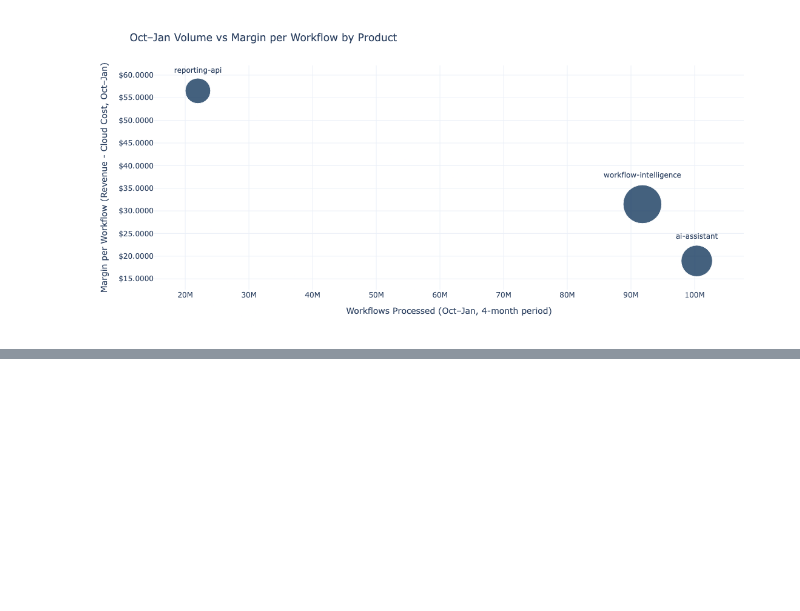
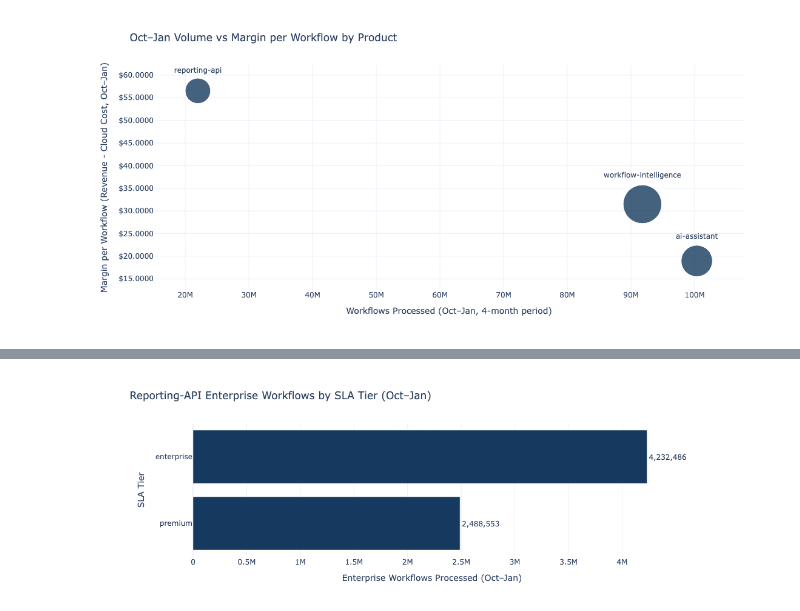
Before and after one commit to emel333/finops-dojo-lab, a Jupyter notebook: 01-aws-ai-saas-case/analysis/analysis2.ipynb, the cells around one changed output, grey strips where cells are left out. Saved outputs shown, nothing was run; the diff lists cells and outputs as text; code cells hidden in the pictures; blank space fills up the shorter version.

Commit message:
unit economics analysis

```diff
--- a/01-aws-ai-saas-case/analysis/analysis2.ipynb
+++ b/01-aws-ai-saas-case/analysis/analysis2.ipynb
@@ -521,0 +843,70 @@ summary
+# %%
+# Filter to reporting-api, enterprise only
+rep_ent_sla = (
+    df[
+        (df["product_name"] == "reporting-api") &
+        (df["enterprise_customer_flag"] == True)
+    ]
+    .groupby("sla_tier", dropna=False)
+    .agg({
+        "workflows_processed": "sum",
+        "forecast_baseline_cost": "sum",
+        "monthly_revenue_proxy": "sum",
+    })
+    .reset_index()
+)
+
+rep_ent_sla = rep_ent_sla[rep_ent_sla["workflows_processed"] > 0].copy()
+
+# Unit economics by SLA tier
+rep_ent_sla["cost_per_workflow"] = (
+    rep_ent_sla["forecast_baseline_cost"] / rep_ent_sla["workflows_processed"]
+)
+rep_ent_sla["revenue_per_workflow"] = (
+    rep_ent_sla["monthly_revenue_proxy"] / rep_ent_sla["workflows_processed"]
+)
+rep_ent_sla["margin_per_workflow"] = (
+    rep_ent_sla["revenue_per_workflow"] - rep_ent_sla["cost_per_workflow"]
+)
+
+# Sort by workflows to see dominant SLA tier at a glance
+rep_ent_sla = rep_ent_sla.sort_values("workflows_processed", ascending=True)
+
+fig_sla = px.bar(
+    rep_ent_sla,
+    x="workflows_processed",
+    y="sla_tier",
+    orientation="h",
+    text="workflows_processed",
+    title="Reporting-API Enterprise Workflows by SLA Tier (Oct–Jan)",
+)
+
+fig_sla.update_traces(
+    texttemplate="%{text:,.0f}",
+    textposition="outside",
+    cliponaxis=False,
+    marker_color="#163A5F",
+    hovertemplate=(
+        "<b>SLA tier: %{y}</b><br>"
+        "Workflows: %{x:,.0f}<br>"
+        "Cost per workflow: $%{customdata[0]:,.4f}<br>"
+        "Revenue per workflow: $%{customdata[1]:,.4f}<br>"
+        "Margin per workflow: $%{customdata[2]:,.4f}"
+        "<extra></extra>"
+    ),
+    customdata=rep_ent_sla[
+        ["cost_per_workflow", "revenue_per_workflow", "margin_per_workflow"]
+    ].to_numpy(),
+)
+
+fig_sla.update_layout(
+    template="plotly_white",
+    xaxis_title="Enterprise Workflows Processed (Oct–Jan)",
+    yaxis_title="SLA Tier",
+    showlegend=False,
+    margin=dict(l=160, r=160, t=80, b=60),
+)
+
+fig_sla.show()
+# %% [output]
+[figure, added]
```
Also changed, not shown: parts of 19 cells of this notebook.
